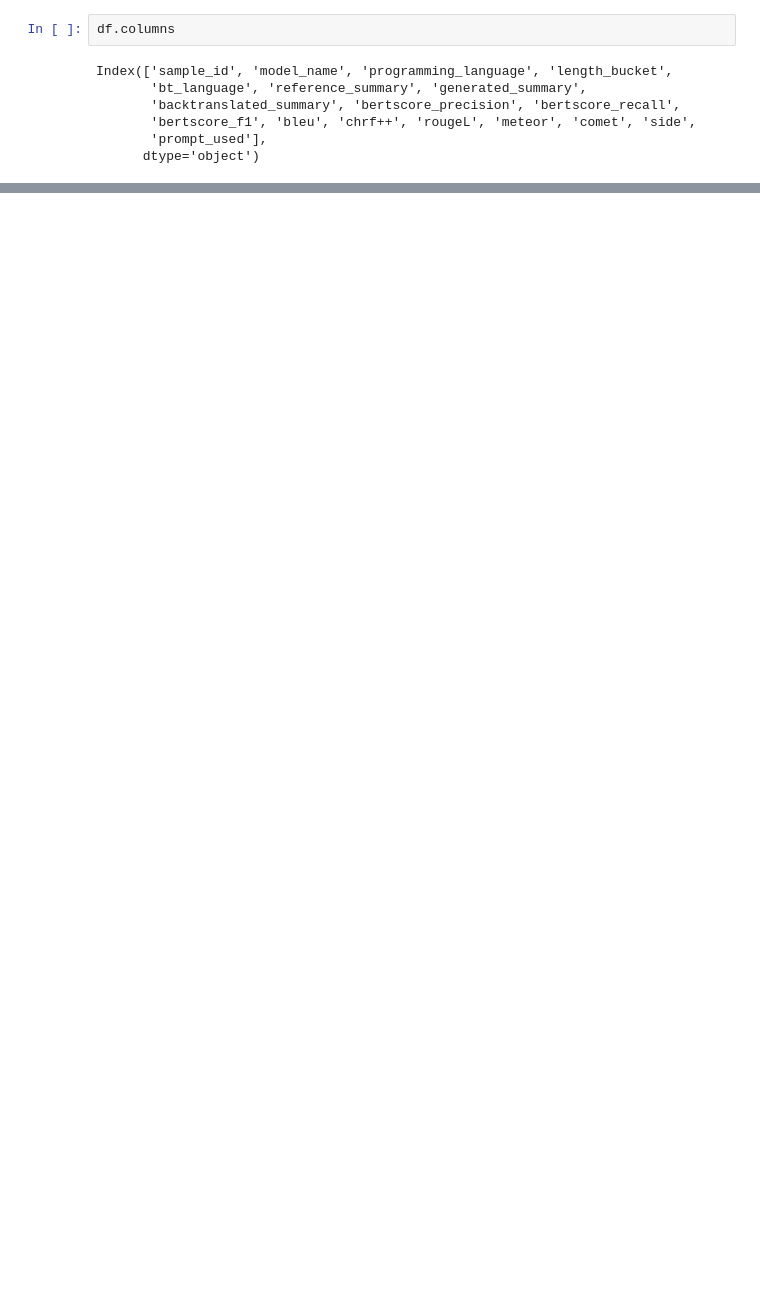
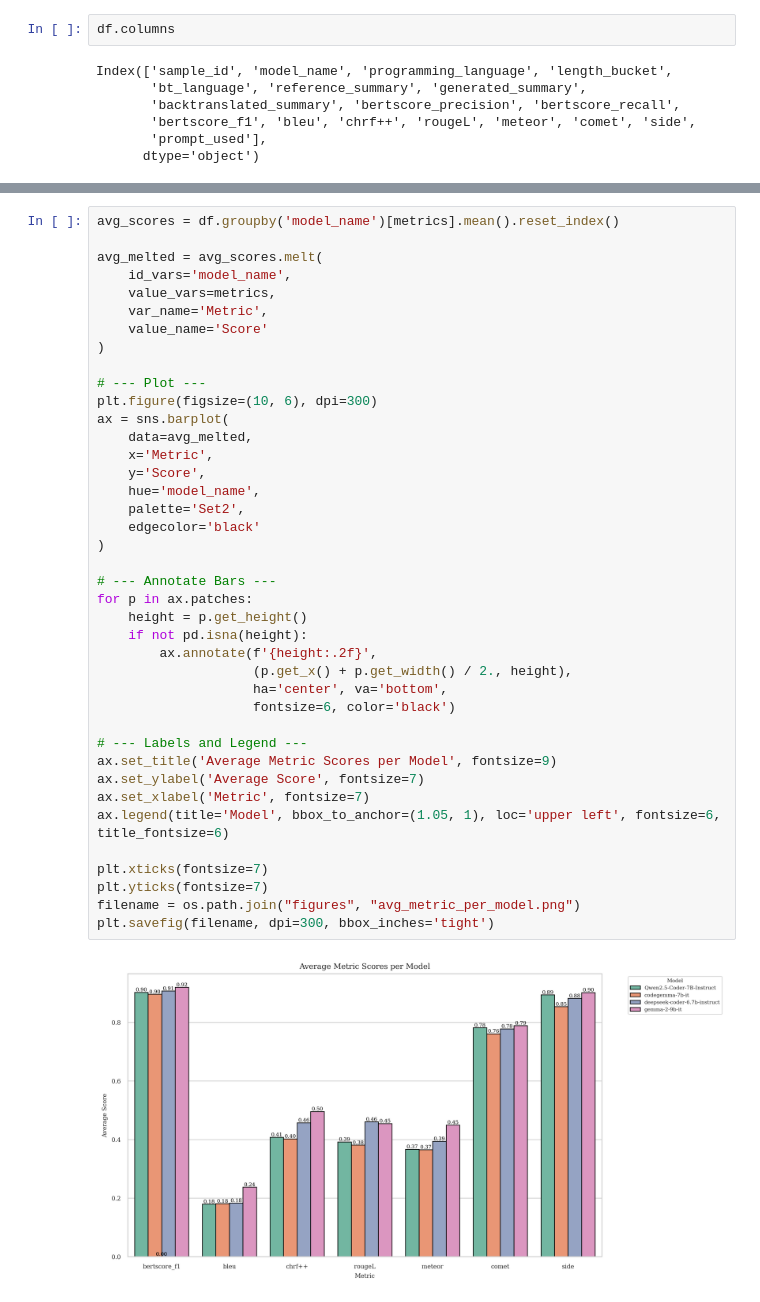
Before and after one commit to MadhuNimmo/CodeClarity, a Jupyter notebook: notebooks/rq_analysis.ipynb, the cells around one changed output, grey strips where cells are left out. Cells and saved outputs as stored; diff of their text form; blank space fills up the shorter version.

```diff
--- a/notebooks/rq_analysis.ipynb
+++ b/notebooks/rq_analysis.ipynb
@@ -111,0 +143,42 @@ plt.savefig("pl_nl_metrics_heatmap.png", dpi=500, bbox_inches='tight')
+# %%
+avg_scores = df.groupby('model_name')[metrics].mean().reset_index()
+
+avg_melted = avg_scores.melt(
+    id_vars='model_name',
+    value_vars=metrics,
+    var_name='Metric',
+    value_name='Score'
+)
+
+# --- Plot ---
+plt.figure(figsize=(10, 6), dpi=300)
+ax = sns.barplot(
+    data=avg_melted,
+    x='Metric',
+    y='Score',
+    hue='model_name',
+    palette='Set2',
+    edgecolor='black'
+)
+
+# --- Annotate Bars ---
+for p in ax.patches:
+    height = p.get_height()
+    if not pd.isna(height):
+        ax.annotate(f'{height:.2f}',
+                    (p.get_x() + p.get_width() / 2., height),
+                    ha='center', va='bottom',
+                    fontsize=6, color='black')
+
+# --- Labels and Legend ---
+ax.set_title('Average Metric Scores per Model', fontsize=9)
+ax.set_ylabel('Average Score', fontsize=7)
+ax.set_xlabel('Metric', fontsize=7)
+ax.legend(title='Model', bbox_to_anchor=(1.05, 1), loc='upper left', fontsize=6, title_fontsize=6)
+
+plt.xticks(fontsize=7)
+plt.yticks(fontsize=7)
+filename = os.path.join("figures", "avg_metric_per_model.png")
+plt.savefig(filename, dpi=300, bbox_inches='tight')
+# %% [output]
+[figure, added]
```
Also changed, not shown: parts of 10 cells of this notebook, 6 other files.
